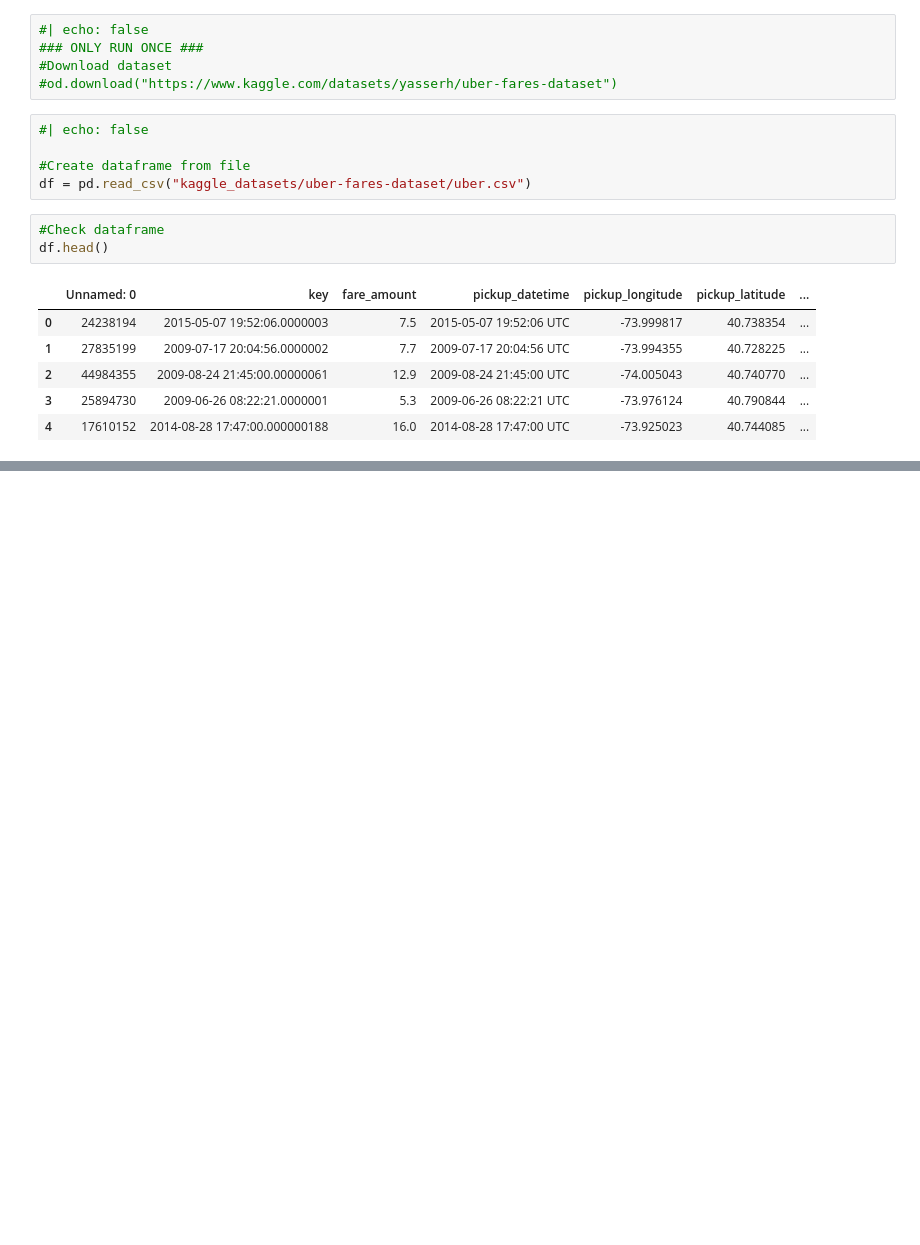
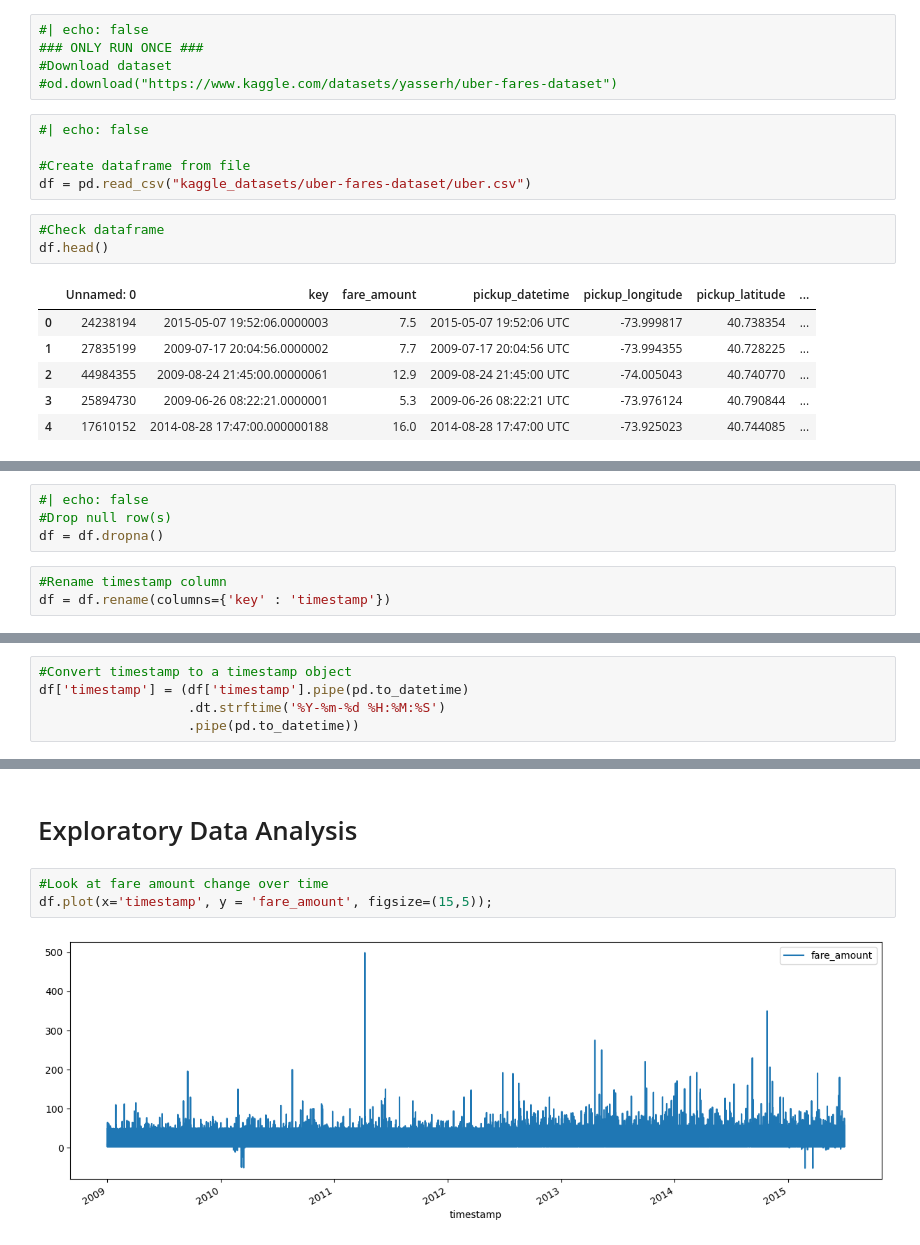
Before and after one commit to thebayesianbandit/thebayesianbandit.github.io, a Jupyter notebook: posts/bayes-pricing/bayesian_pricing_uber.ipynb, the cells around one changed output, grey strips where cells are left out. Drawn from its saved outputs; the diff is of its cells as text; blank space fills up the shorter version.

```diff
--- a/posts/bayes-pricing/bayesian_pricing_uber.ipynb
+++ b/posts/bayes-pricing/bayesian_pricing_uber.ipynb
@@ -49,0 +80,7 @@ df = df.rename(columns={'Unnamed: 0': 'id'})
+# %%
+#| echo: false
+#Drop null row(s)
+df = df.dropna()
+# %%
+#Rename timestamp column
+df = df.rename(columns={'key' : 'timestamp'})
@@ -49,0 +101,5 @@ df = df.rename(columns={'Unnamed: 0': 'id'})
+# %%
+#Convert timestamp to a timestamp object
+df['timestamp'] = (df['timestamp'].pipe(pd.to_datetime)
+                   .dt.strftime('%Y-%m-%d %H:%M:%S')
+                   .pipe(pd.to_datetime))
@@ -49,0 +121,7 @@ df = df.rename(columns={'Unnamed: 0': 'id'})
+# %% [markdown]
+# Exploratory Data Analysis
+# %%
+#Look at fare amount change over time
+df.plot(x='timestamp', y = 'fare_amount', figsize=(15,5));
+# %% [output]
+[figure, added]
```
Also changed, not shown: parts of 6 cells of this notebook.
